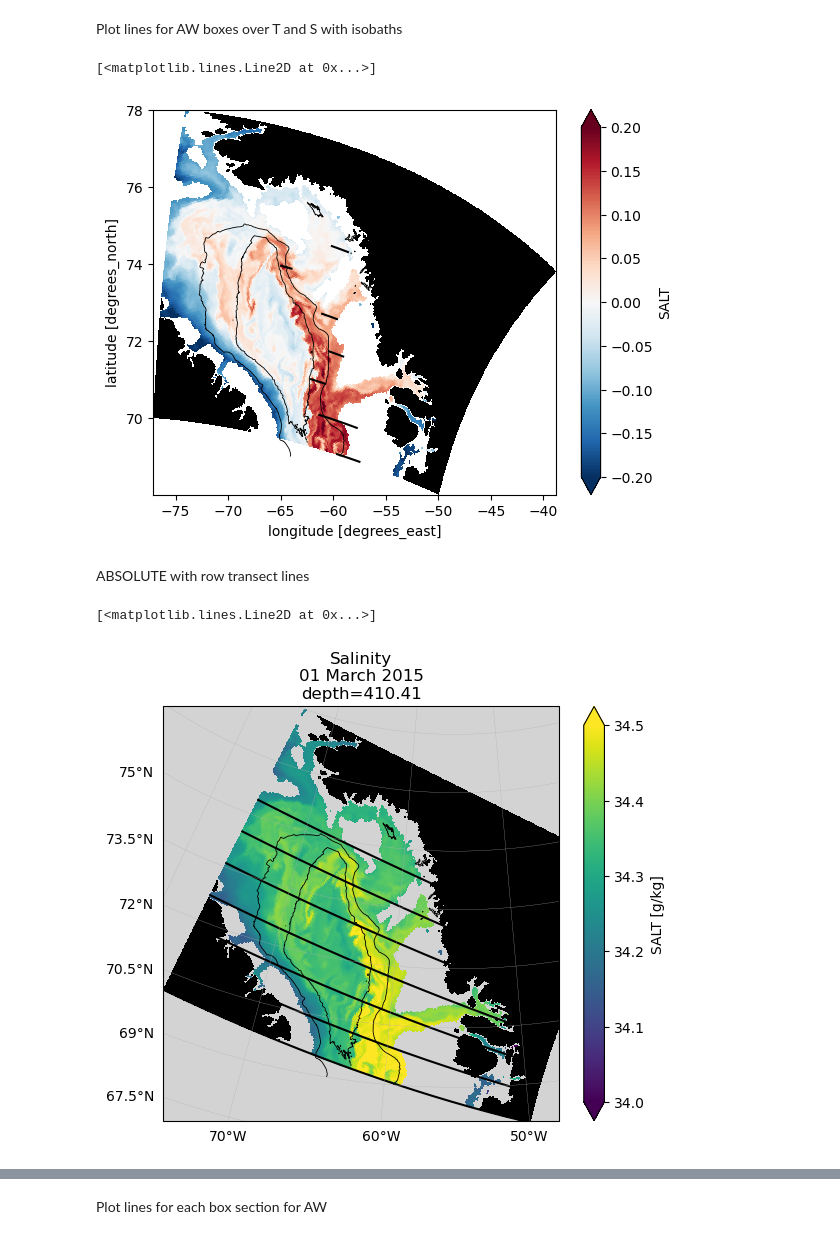
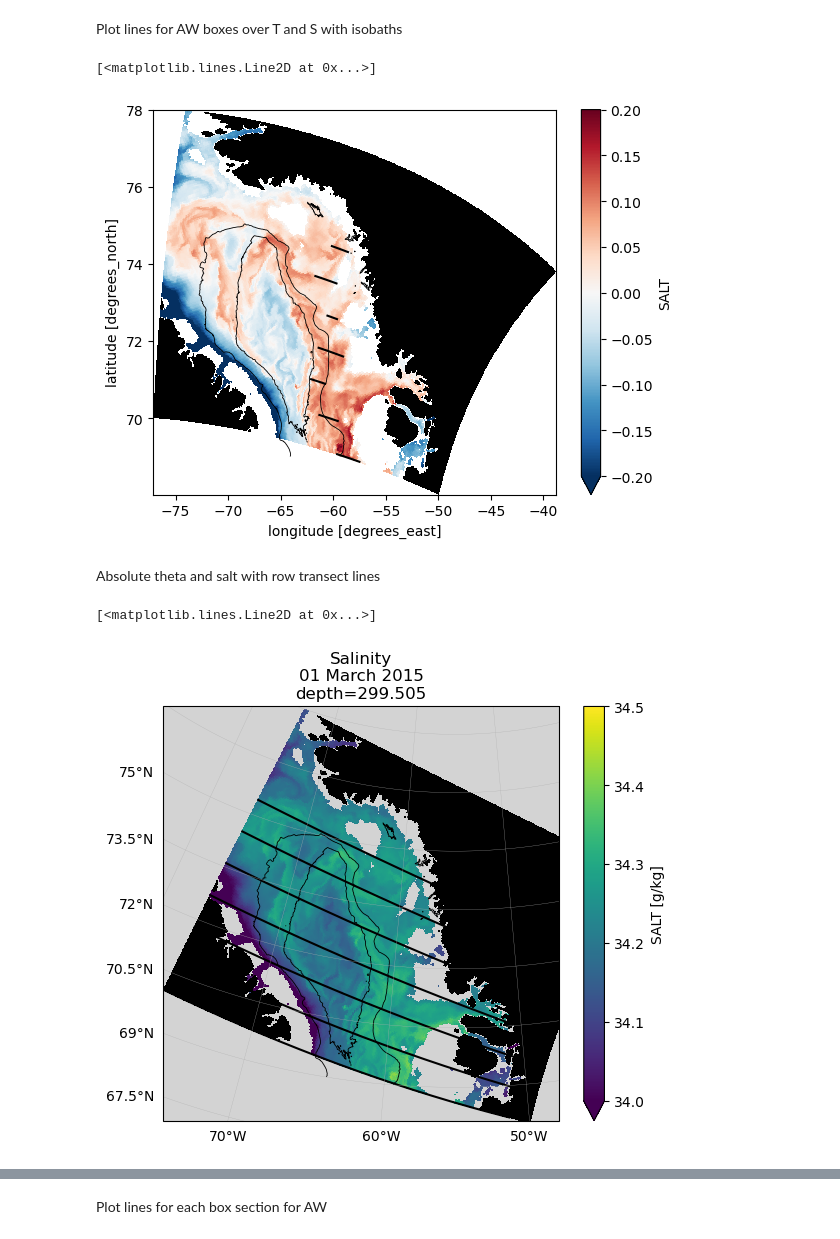
Before and after one commit to mjzahn/OMG_Narwhals_hydrography-manuscript, a Jupyter notebook: 02_analyses-and-plots/ecco_melville/02_ecco_melville_maps.ipynb, the cells around one changed output, grey strips where cells are left out. Saved outputs shown, nothing was run; the diff lists cells and outputs as text; code cells hidden in the pictures.

```diff
--- a/02_analyses-and-plots/ecco_melville/02_ecco_melville_maps.ipynb
+++ b/02_analyses-and-plots/ecco_melville/02_ecco_melville_maps.ipynb
@@ -127,10 +94,10 @@ land_mask.to_netcdf(output_dir + "land_mask_latlon.nc")
 Open subsets
 # %%
 output_dir = "C:/Users/marie/Documents/PhD/Chapter_3/OMG_manuscript_Github/OMG_Narwhals_hydrography-manuscript/02_analyses-and-plots/ecco_melville/slices_nc/"
-theta_400m = xr.open_dataset(output_dir + "theta_201503_400m.nc")
-salt_400m = xr.open_dataset(output_dir + "salt_201503_400m.nc")
+theta_300m = xr.open_dataset(output_dir + "theta_201503_300m.nc")
+salt_300m = xr.open_dataset(output_dir + "salt_201503_300m.nc")
 land_mask = xr.open_dataset(output_dir + "land_mask.nc")
 
-theta_201503_400m = xr.open_dataset(output_dir + "theta_201503_400m_latlon.nc")
-salt_201503_400m = xr.open_dataset(output_dir + "salt_201503_400m_latlon.nc")
+theta_201503_300m = xr.open_dataset(output_dir + "theta_201503_300m_latlon.nc")
+salt_201503_300m = xr.open_dataset(output_dir + "salt_201503_300m_latlon.nc")
 land_mask_latlon = xr.open_dataset(output_dir + "land_mask_latlon.nc")
@@ -205,7 +187,6 @@ salt_400m_below_anomaly = (salt_400m_below-salt_400m_below.mean()).load()
 # %%
 land_mask_latlon.SALT.plot(y='latitude',x='longitude',cmap='Greys',vmin=-0.5,vmax=1,add_colorbar=False)
-# (salt_400m_coords.SALT.where(salt_400m_coords.SALT>30)).plot(x='longitude',y='latitude',vmin=33.5,vmax=34.6)
-salt_400m_below_anomaly.plot(x='longitude',y='latitude',vmin=-0.2,vmax=0.2,cmap='RdBu_r')
+salt_300m_below_anomaly.SALT.plot(x='longitude',y='latitude',vmin=-0.2,vmax=0.2,cmap='RdBu_r')
 gebco_bathy_select.plot.contour(levels=[-2000,-1000],\
                                 linestyles='solid',linewidths=0.6,colors='k');
 
@@ -219,4 +200,4 @@ plt.plot(salt_row125_AW_line.longitude,salt_row125_AW_line.latitude,c='k')
 plt.plot(salt_row150_AW_line.longitude,salt_row150_AW_line.latitude,c='k')
 # %% [output]
 [<matplotlib.lines.Line2D at 0x...>]
-[figure, old version]
+[figure, new version]
@@ -227,37 +204,37 @@ plt.plot(salt_row150_AW_line.longitude,salt_row150_AW_line.latitude,c='k')
 # %% [markdown]
-ABSOLUTE with row transect lines
+Absolute theta and salt with row transect lines
 # %%
 fig = plt.figure(figsize=(6,5), constrained_layout=True)
 ax1 = fig.add_subplot(1,1,1, projection=ccrs.NorthPolarStereo(central_longitude = -55))
 ax1.set_extent([-75, -48, 68, 78], ccrs.PlateCarree())
 
-salt_400m_below.plot(y='latitude',x='longitude',ax=ax1,vmin=34,vmax=34.5,transform=ccrs.PlateCarree())
+salt_300m_below.SALT.plot(y='latitude',x='longitude',ax=ax1,vmin=34,vmax=34.5,transform=ccrs.PlateCarree())
 land_mask_latlon.SALT.plot(y='latitude',x='longitude',ax=ax1,cmap='Greys',vmin=-0.5,vmax=1,add_colorbar=False,transform=ccrs.PlateCarree())
 
 ax1.set_facecolor('lightgray')
-ax1.set_title("depth=" + str(theta_400m.depth.values))
+ax1.set_title("depth=" + str(theta_300m.depth.values))
 gl = ax1.gridlines(crs=ccrs.PlateCarree(), linewidth=0.2,draw_labels=True,x_inline=False, y_inline=False,\
                   xpadding=6,ypadding=6,rotate_labels=False)
 gl.top_labels = False
 gl.right_labels = False
 
 CS = gebco_bathy_select.plot.contour(ax=ax1,levels=[-2000,-1000],\
                                      linestyles='solid',linewidths=0.6,colors='k',\
                                      transform=ccrs.PlateCarree())
 # ax1.clabel(CS, CS.levels, inline=True, fontsize=8);
-ax1.set_title("Salinity\n01 March 2015\ndepth=" + str(salt_400m.depth.values));
+ax1.set_title("Salinity\n01 March 2015\ndepth=" + str(salt_300m.depth.values));
 
 ## plot rows over model area
-plt.plot(salt_400m_coords.isel(rows=0).longitude, salt_400m_coords.isel(rows=0).latitude, c='k',transform=ccrs.PlateCarree())
-plt.plot(salt_400m_coords.isel(rows=25).longitude, salt_400m_coords.isel(rows=25).latitude, c='k',transform=ccrs.PlateCarree())
-plt.plot(salt_400m_coords.isel(rows=50).longitude, salt_400m_coords.isel(rows=50).latitude, c='k',transform=ccrs.PlateCarree())
-plt.plot(salt_400m_coords.isel(rows=75).longitude, salt_400m_coords.isel(rows=75).latitude, c='k',transform=ccrs.PlateCarree())
-plt.plot(salt_400m_coords.isel(rows=100).longitude, salt_400m_coords.isel(rows=100).latitude, c='k',transform=ccrs.PlateCarree())
-plt.plot(salt_400m_coords.isel(rows=125).longitude, salt_400m_coords.isel(rows=125).latitude, c='k',transform=ccrs.PlateCarree())
-plt.plot(salt_400m_coords.isel(rows=150).longitude, salt_400m_coords.isel(rows=150).latitude, c='k',transform=ccrs.PlateCarree())
+plt.plot(salt_300m_below.isel(rows=0).longitude,  salt_300m_below.isel(rows=0).latitude, c='k',transform=ccrs.PlateCarree())
+plt.plot(salt_300m_below.isel(rows=25).longitude, salt_300m_below.isel(rows=25).latitude, c='k',transform=ccrs.PlateCarree())
+plt.plot(salt_300m_below.isel(rows=50).longitude, salt_300m_below.isel(rows=50).latitude, c='k',transform=ccrs.PlateCarree())
+plt.plot(salt_300m_below.isel(rows=75).longitude, salt_300m_below.isel(rows=75).latitude, c='k',transform=ccrs.PlateCarree())
+plt.plot(salt_300m_below.isel(rows=100).longitude, salt_300m_below.isel(rows=100).latitude, c='k',transform=ccrs.PlateCarree())
+plt.plot(salt_300m_below.isel(rows=125).longitude, salt_300m_below.isel(rows=125).latitude, c='k',transform=ccrs.PlateCarree())
+plt.plot(salt_300m_below.isel(rows=150).longitude, salt_300m_below.isel(rows=150).latitude, c='k',transform=ccrs.PlateCarree())
 # %% [output]
 [<matplotlib.lines.Line2D at 0x...>]
-[figure, old version]
+[figure, new version]
 # %%
 fig = plt.figure(figsize=(6,5), constrained_layout=True)
 ax1 = fig.add_subplot(1,1,1, projection=ccrs.NorthPolarStereo(central_longitude = -55))
```
Also changed, not shown: parts of 29 cells of this notebook, 17 other files.
